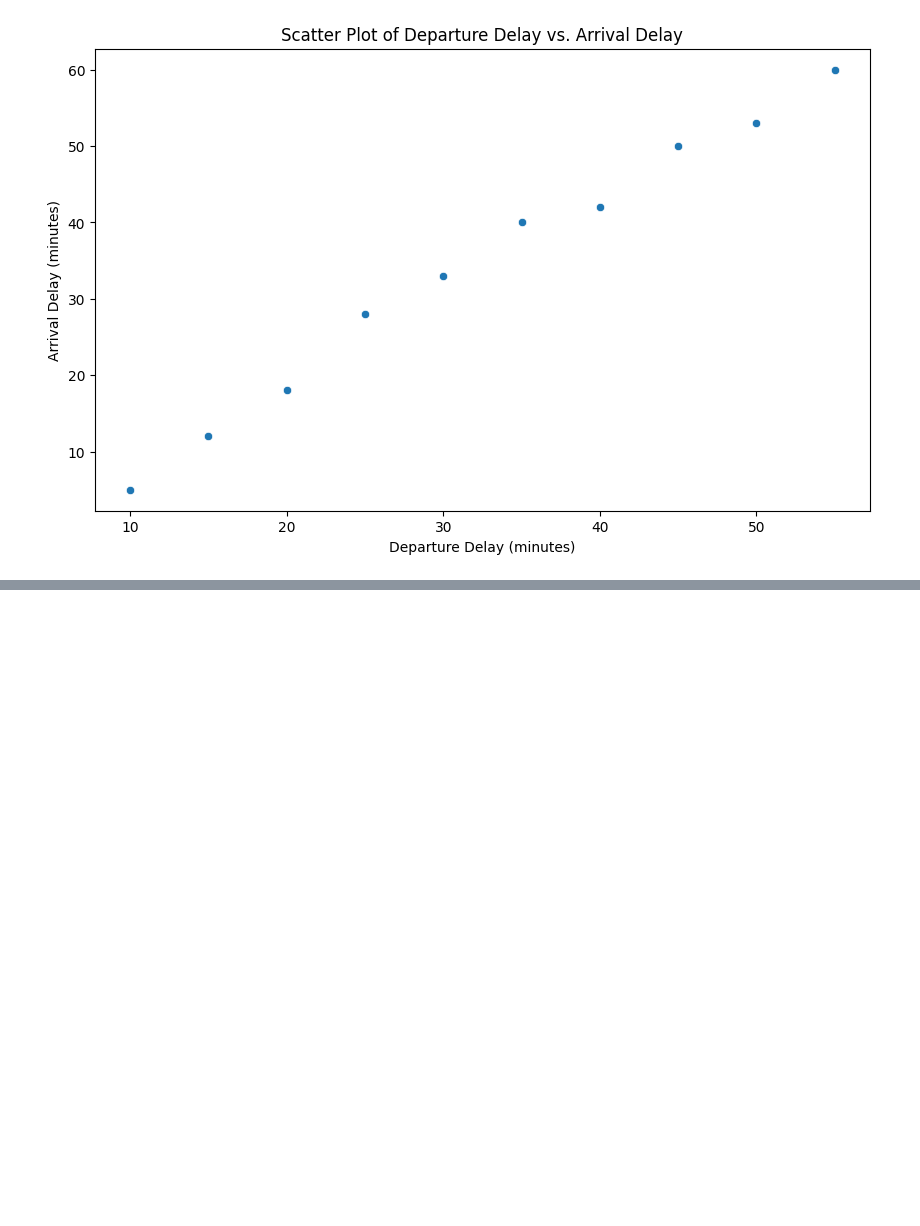
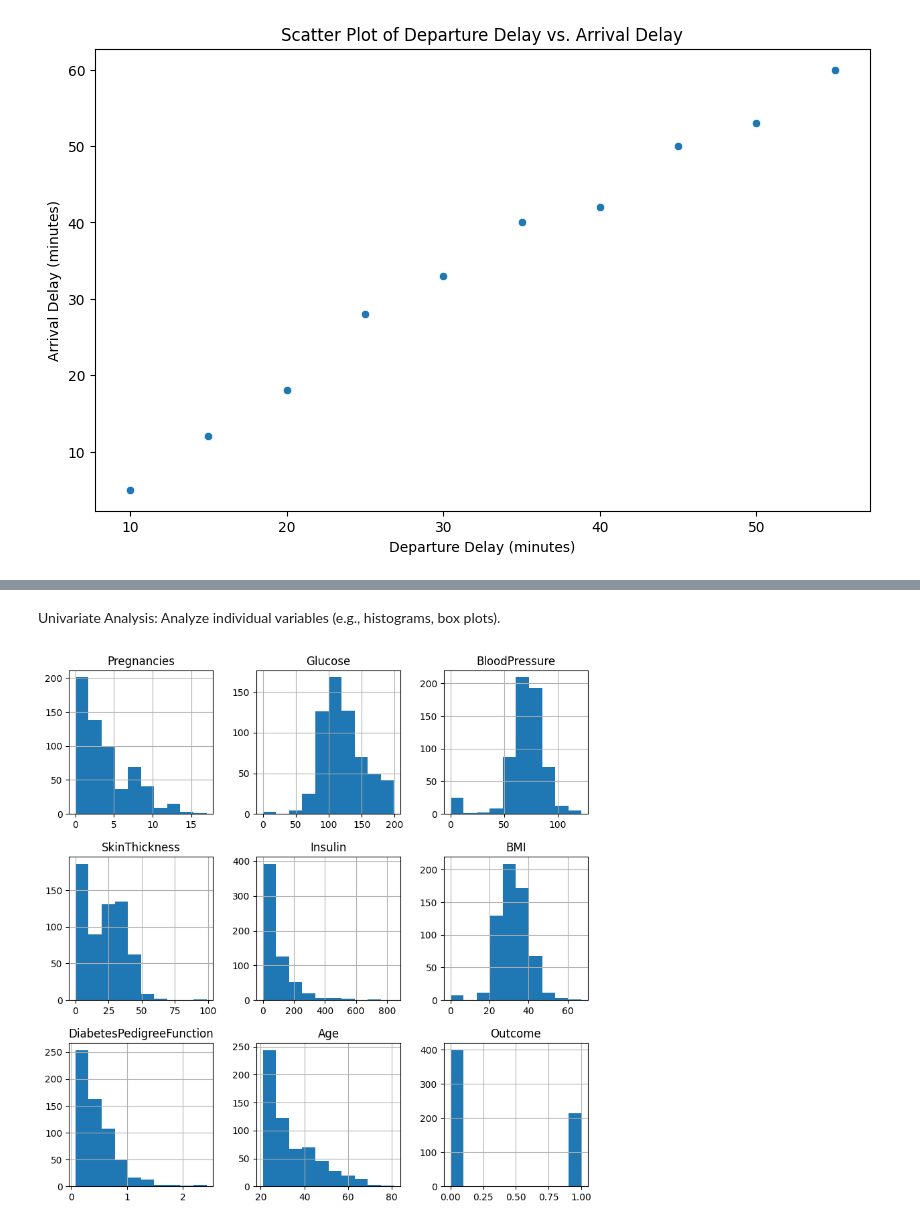
Before and after one commit to Soorya-v2002/data-science-assignment, a Jupyter notebook: Virtual_competition.ipynb, the cells around one changed output, grey strips where cells are left out. Cells and saved outputs as stored; diff of their text form; code cells hidden in the pictures; blank space fills up the shorter version.

```diff
--- a/Virtual_competition.ipynb
+++ b/Virtual_competition.ipynb
@@ -334,0 +339,3 @@ plt.show()
+# %%
+df = pd.read_csv('/content/diabetes_model (1).csv')
+df
@@ -334,0 +356,9 @@ plt.show()
+# %% [markdown]
+Univariate Analysis:
+Analyze individual variables (e.g., histograms, box plots).
+# %%
+import matplotlib.pyplot as plt
+df.hist(figsize=(10,10))
+plt.show()
+# %% [output]
+[figure, added]
```
Also changed, not shown: parts of 24 cells of this notebook.
